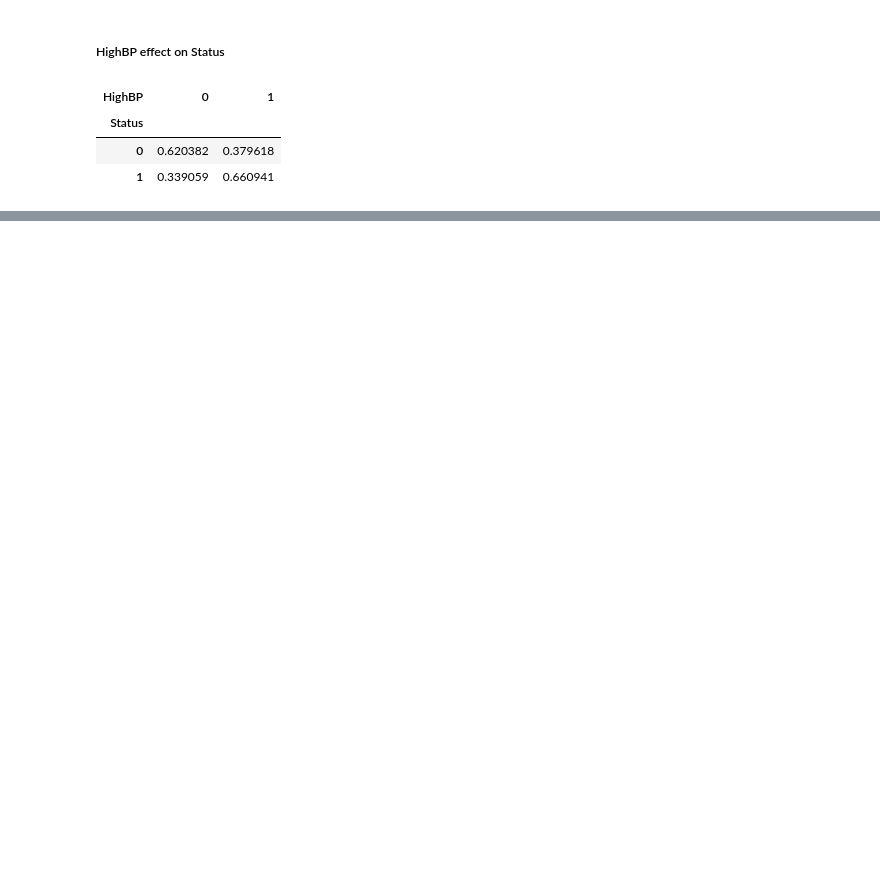
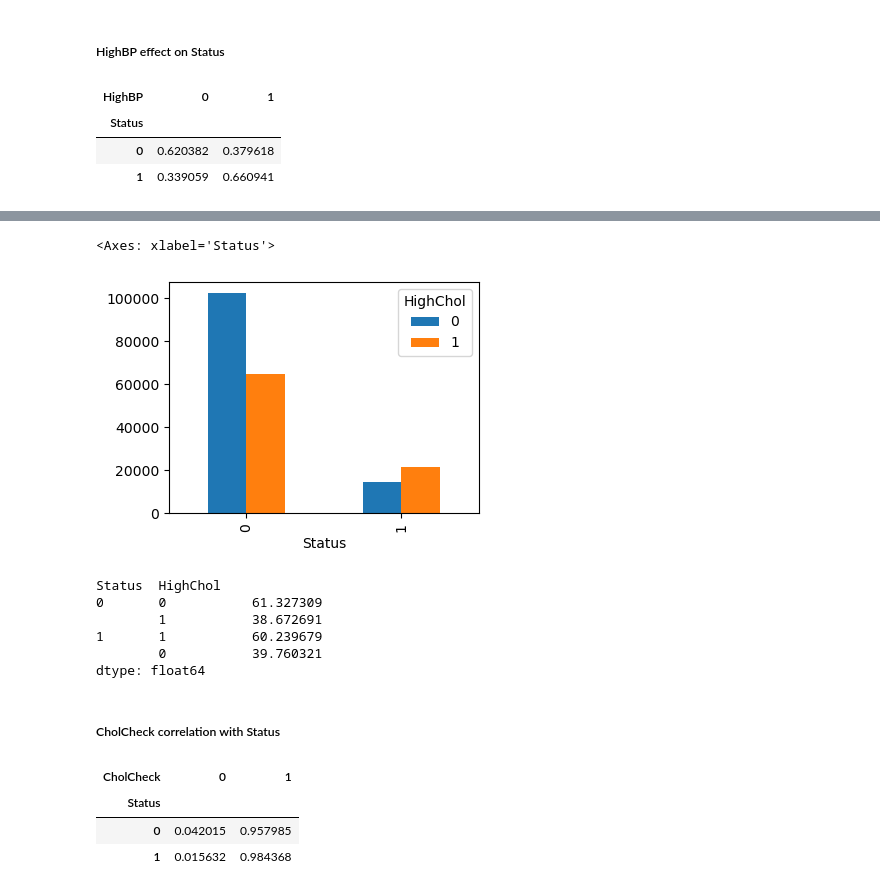
Before and after one commit to polarbear0701/ML-Individual-1, a Jupyter notebook: EDA.ipynb, the cells around one changed output, grey strips where cells are left out. Drawn from its saved outputs; the diff is of its cells as text; code cells hidden in the pictures; blank space fills up the shorter version.

```diff
--- a/EDA.ipynb
+++ b/EDA.ipynb
@@ -998,0 +1041,23 @@ pd.crosstab(data_model['Status'], data_model['HighBP'], normalize='index')
+# %%
+pd.crosstab(data_model['Status'], data_model['HighChol']).plot(kind='bar', figsize=(4, 3))
+# %% [output]
+<Axes: xlabel='Status'>
+[figure, added]
+# %%
+cal_percent(data_model, data_test, 'Status', 'HighChol')
+# %% [output]
+Status  HighChol
+0       0           61.327309
+        1           38.672691
+1       1           60.239679
+        0           39.760321
+dtype: float64
+# %% [markdown]
+##### CholCheck correlation with Status
+# %%
+pd.crosstab(data_model['Status'], data_model['CholCheck'], normalize='index')
+# %% [output]
+| CholCheck | 0 | 1 |
+| Status |  |  |
+| 0 | 0.042015 | 0.957985 |
+| 1 | 0.015632 | 0.984368 |
```
Also changed, not shown: parts of 43 cells of this notebook, 2 other files.
